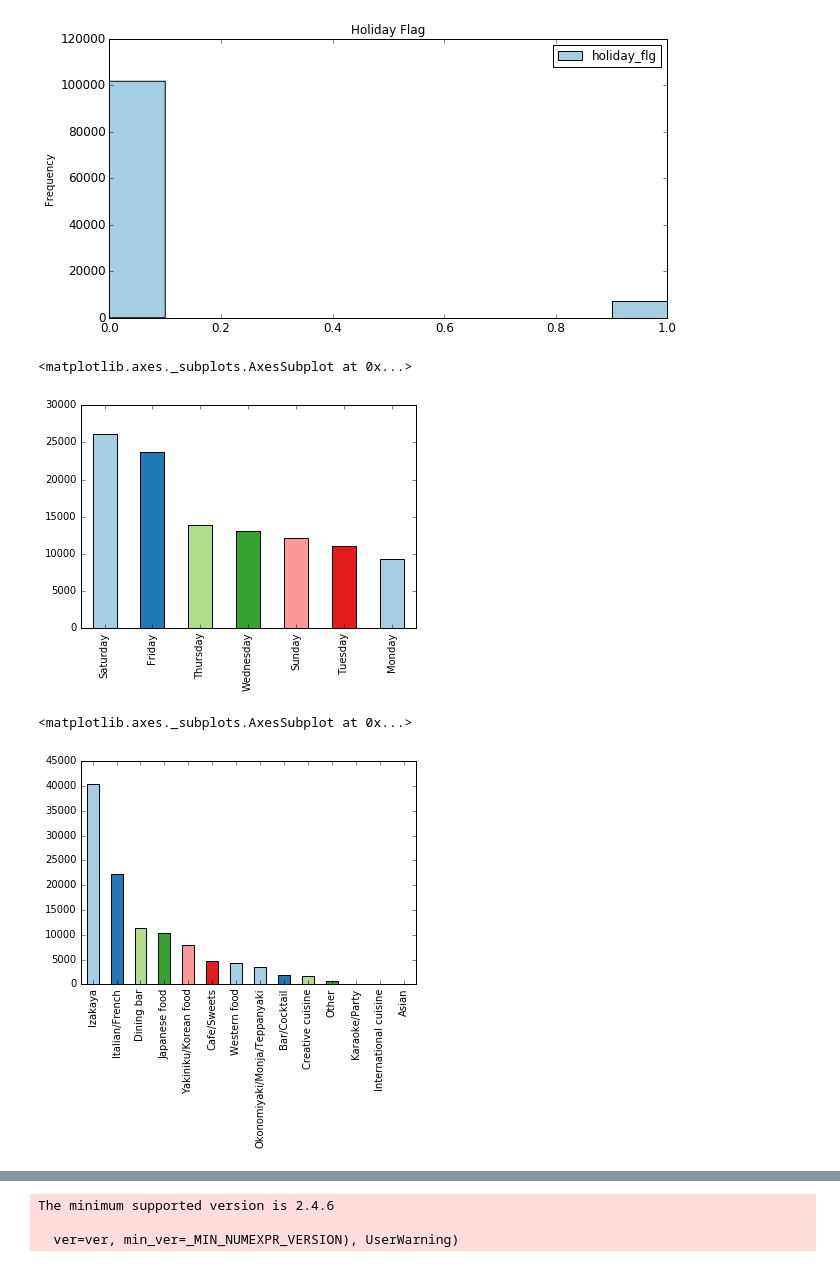
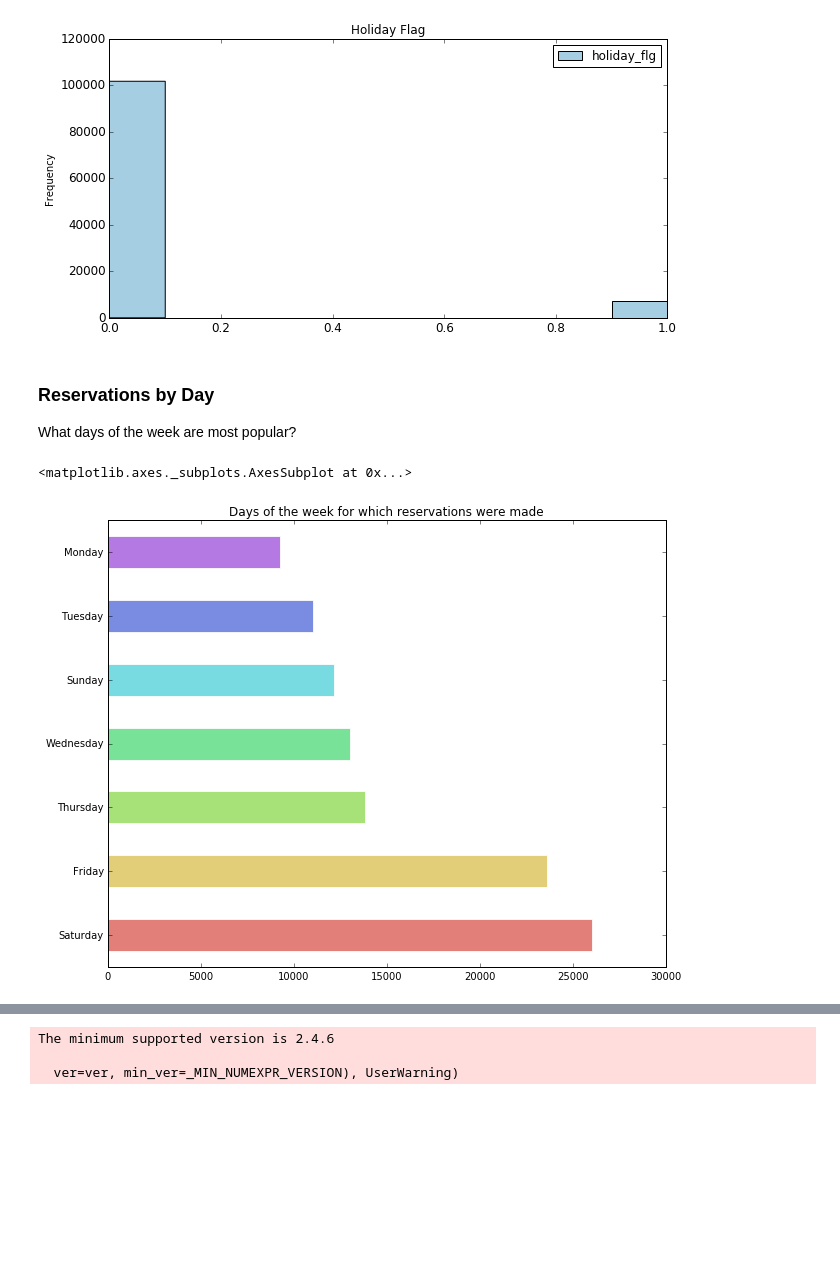
Before and after one commit to jieunyoo/kaggle-recruit-restaurant-predictions, a Jupyter notebook: 03-data-visualization.ipynb, the cells around one changed output, grey strips where cells are left out. Drawn from its saved outputs; the diff is of its cells as text; code cells hidden in the pictures; blank space fills up the shorter version.

```diff
--- a/03-data-visualization.ipynb
+++ b/03-data-visualization.ipynb
@@ -111,13 +111,13 @@ pd.crosstab(index=trainDF['reserve_visitors'],columns="count")
 day_plot = trainDF['holiday_flg'].plot(kind='hist', title='Holiday Flag', figsize=(10,5),legend=True,fontsize=12)
 # %% [output]
 [figure]
-# %%
-trainDF['day_of_week'].value_counts().plot(kind='bar')
-# %% [output]
-<matplotlib.axes._subplots.AxesSubplot at 0x...>
-[figure, removed]
-# %%
-trainDF['air_genre_name'].value_counts().plot(kind='bar')
-# %% [output]
-<matplotlib.axes._subplots.AxesSubplot at 0x...>
-[figure, removed]
+# %% [markdown]
+### Reservations by Day
+What days of the week are most popular?
+# %%
+current_palette = sns.color_palette("hls",8)
+sns.set_palette(current_palette)
+trainDF['day_of_week'].value_counts().plot(kind='barh', figsize=(10,8), alpha=0.8, edgecolor='w', title='Days of the week for which reservations were made')
+# %% [output]
+<matplotlib.axes._subplots.AxesSubplot at 0x...>
+[figure, added]
```
Also changed, not shown: parts of 5 cells of this notebook.
